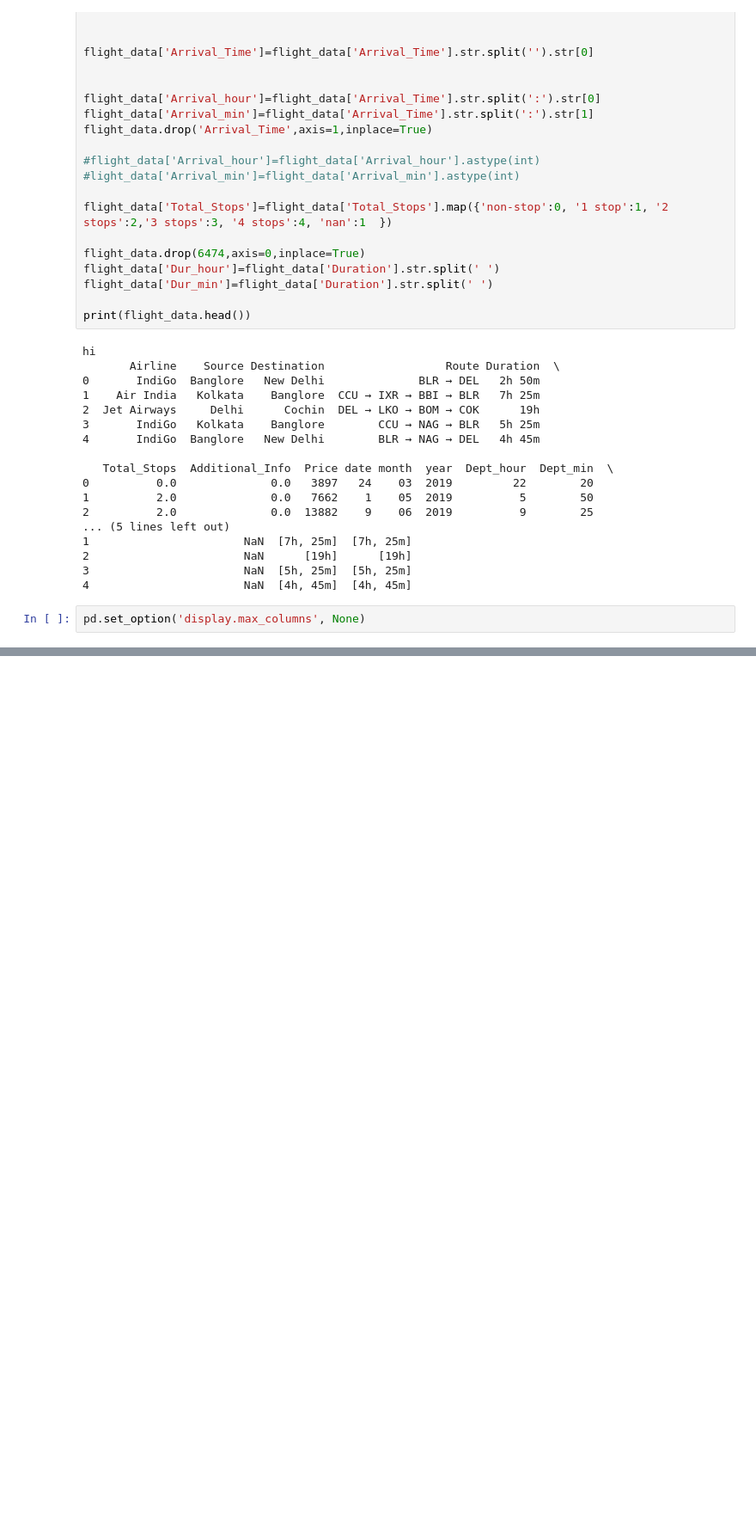
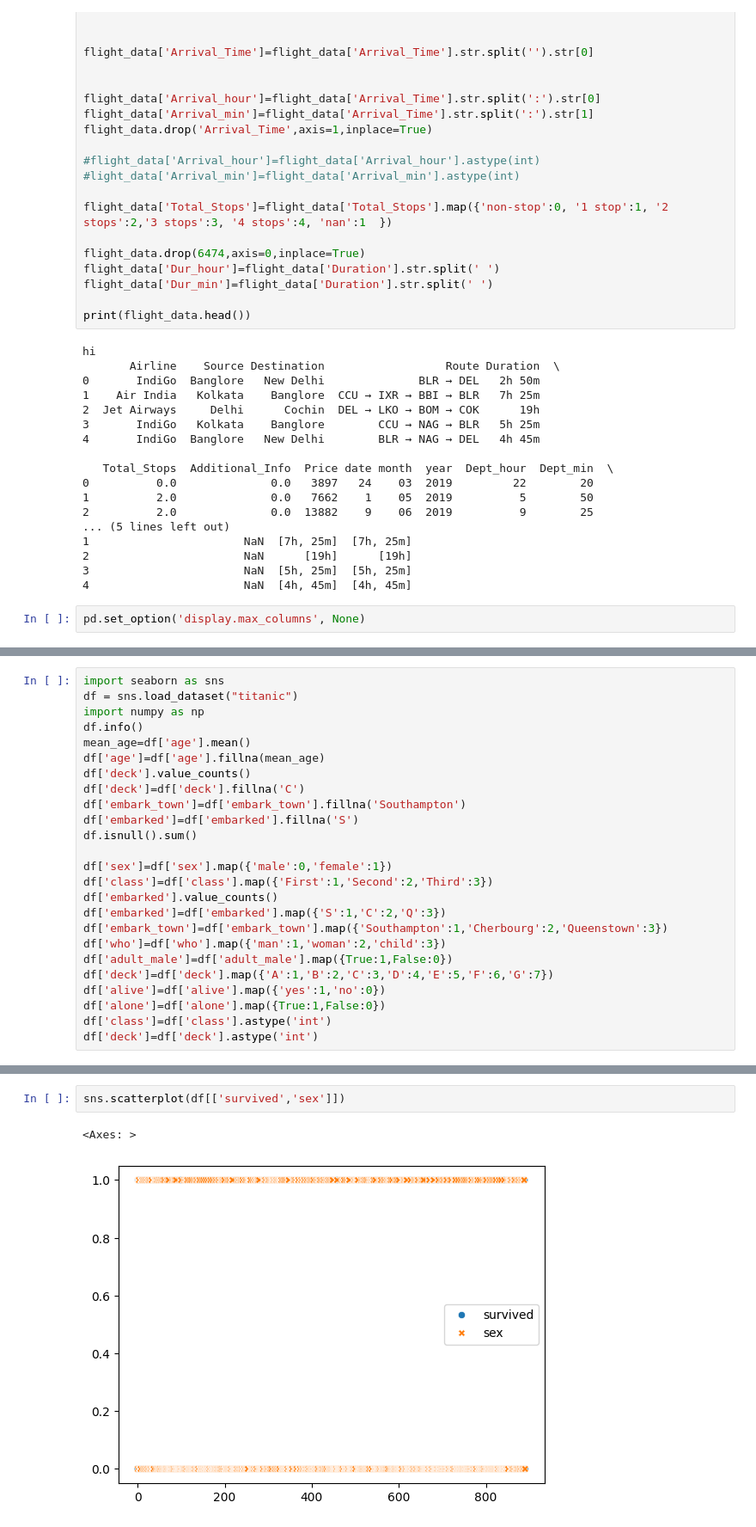
Before and after one commit to Lireesh/MLproject, a Jupyter notebook: EDA/test3.ipynb, the cells around one changed output, grey strips where cells are left out. Shown at 86% size. Saved outputs shown, nothing was run; the diff lists cells and outputs as text; blank space fills up the shorter version.

```diff
--- a/EDA/test3.ipynb
+++ b/EDA/test3.ipynb
@@ -81,3 +81,28 @@ flight_data.head()
 | 2 | Jet Airways | Delhi | Cochin | DEL → LKO → BOM → COK | 19h | 2.0 | 0.0 | 13882 | 9 | ... |
 | 3 | IndiGo | Kolkata | Banglore | CCU → NAG → BLR | 5h 25m | 1.0 | 0.0 | 6218 | 12 | ... |
 | 4 | IndiGo | Banglore | New Delhi | BLR → NAG → DEL | 4h 45m | 1.0 | 0.0 | 13302 | 01 | ... |
+# %%
+import seaborn as sns
+df = sns.load_dataset("titanic")
+import numpy as np
+df.info()
+mean_age=df['age'].mean()
+df['age']=df['age'].fillna(mean_age)
+df['deck'].value_counts()
+df['deck']=df['deck'].fillna('C')
+df['embark_town']=df['embark_town'].fillna('Southampton')
+df['embarked']=df['embarked'].fillna('S')
+df.isnull().sum()
+
+df['sex']=df['sex'].map({'male':0,'female':1})
+df['class']=df['class'].map({'First':1,'Second':2,'Third':3})
+df['embarked'].value_counts()
+df['embarked']=df['embarked'].map({'S':1,'C':2,'Q':3})
+df['embark_town']=df['embark_town'].map({'Southampton':1,'Cherbourg':2,'Queenstown':3})
+df['who']=df['who'].map({'man':1,'woman':2,'child':3})
+df['adult_male']=df['adult_male'].map({True:1,False:0})
+df['deck']=df['deck'].map({'A':1,'B':2,'C':3,'D':4,'E':5,'F':6,'G':7})
+df['alive']=df['alive'].map({'yes':1,'no':0})
+df['alone']=df['alone'].map({True:1,False:0})
+df['class']=df['class'].astype('int')
+df['deck']=df['deck'].astype('int')
@@ -83,0 +143,5 @@ flight_data.head()
+# %%
+sns.scatterplot(df[['survived','sex']])
+# %% [output]
+<Axes: >
+[figure, added]
```
Also changed, not shown: parts of 5 cells of this notebook, 19 other files.
